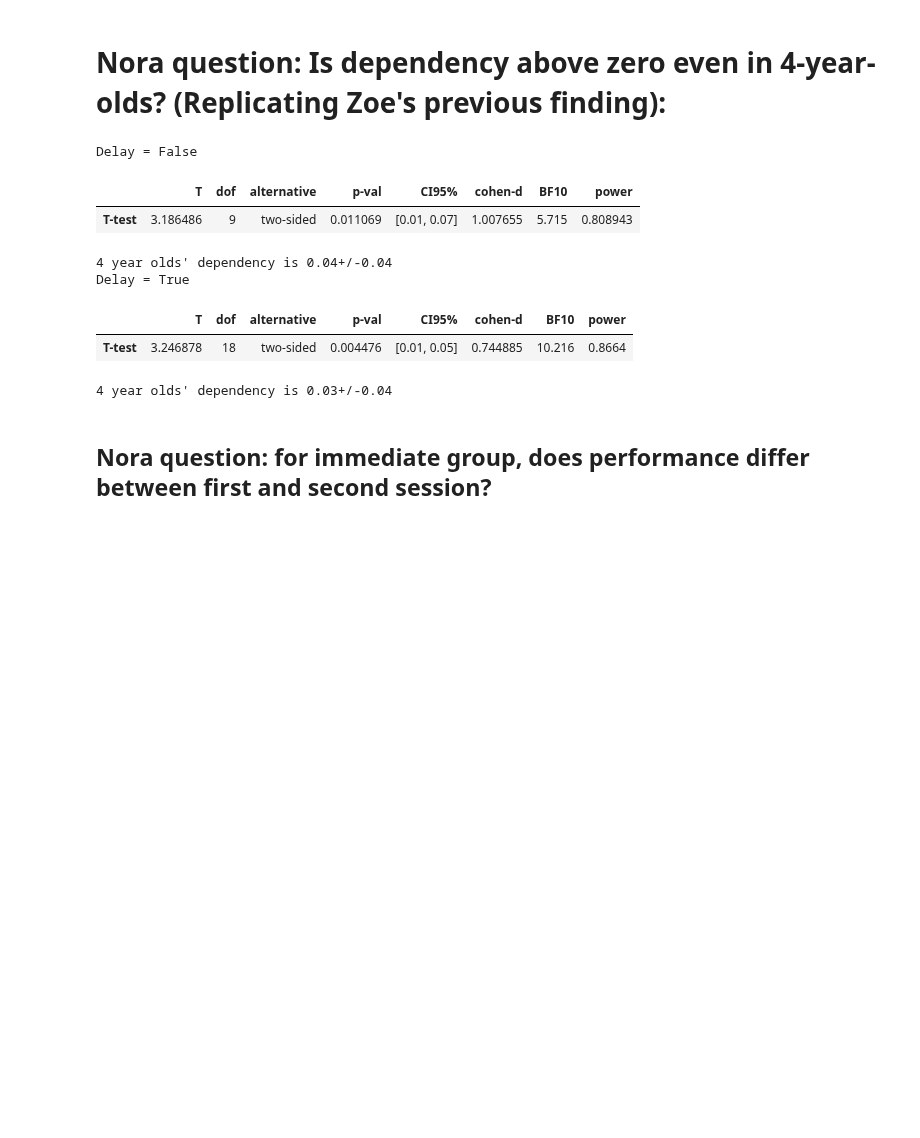
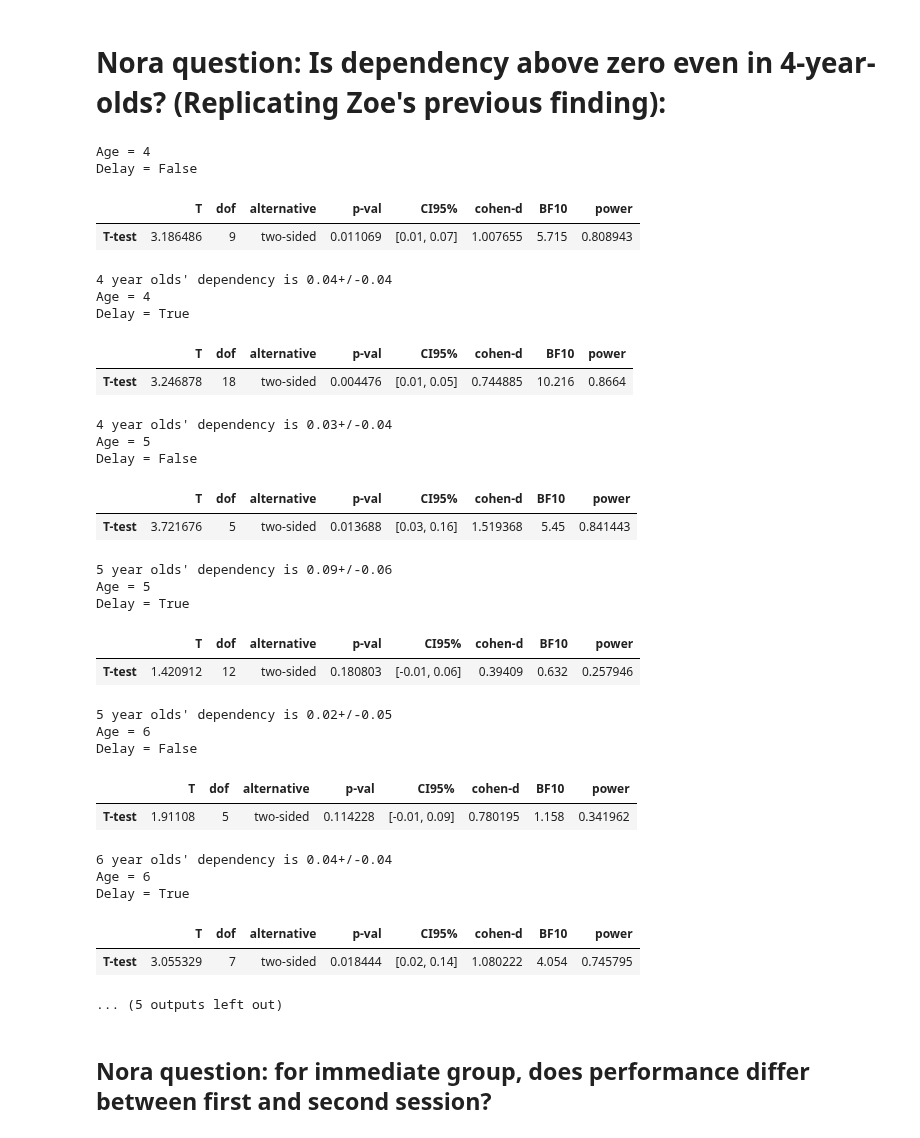
Before and after one commit to samsydco/PSPC, a Jupyter notebook: Results_PC.ipynb, the cells around one changed output. Drawn from its saved outputs; the diff is of its cells as text; code cells hidden in the pictures; blank space fills up the shorter version.

```diff
--- a/Results_PC.ipynb
+++ b/Results_PC.ipynb
@@ -96,24 +96,48 @@ Dependency difference without them:
 # %% [markdown]
 # Nora question: Is dependency above zero even in 4-year-olds? (Replicating Zoe's previous finding):
 # %%
-for delay in [False,True]:
-    print('Delay = '+str(delay))
-    tmp = dependencydf[dependencydf['Delay']==delay]
-    tmp = tmp[tmp['Age'].between(4, 5)]
-    display(ttest(tmp['Dependency'],0.0))
-    print("4 year olds' dependency is "+
-          str(np.round(np.mean(tmp['Dependency']),2))+
-         "+/-"+
-         str(np.round(np.std(tmp['Dependency']),2)))
+for age in [4,5,6,7]:
+    for delay in [False,True]:
+        print('Age = '+str(age))
+        print('Delay = '+str(delay))
+        tmp = dependencydf[dependencydf['Delay']==delay]
+        tmp = tmp[tmp['Age'].between(age, age+1)]
+        display(ttest(tmp['Dependency'],0.0))
+        print(str(age)+" year olds' dependency is "+
+              str(np.round(np.mean(tmp['Dependency']),2))+
+             "+/-"+
+             str(np.round(np.std(tmp['Dependency']),2)))
 # %% [output]
+Age = 4
 Delay = False
 |  | T | dof | alternative | p-val | CI95% | cohen-d | BF10 | power |
 | T-test | 3.186486 | 9 | two-sided | 0.011069 | [0.01, 0.07] | 1.007655 | 5.715 | 0.808943 |
 4 year olds' dependency is 0.04+/-0.04
+Age = 4
 Delay = True
 |  | T | dof | alternative | p-val | CI95% | cohen-d | BF10 | power |
 | T-test | 3.246878 | 18 | two-sided | 0.004476 | [0.01, 0.05] | 0.744885 | 10.216 | 0.8664 |
 4 year olds' dependency is 0.03+/-0.04
+Age = 5
+Delay = False
+|  | T | dof | alternative | p-val | CI95% | cohen-d | BF10 | power |
+| T-test | 3.721676 | 5 | two-sided | 0.013688 | [0.03, 0.16] | 1.519368 | 5.45 | 0.841443 |
+5 year olds' dependency is 0.09+/-0.06
+Age = 5
+Delay = True
+|  | T | dof | alternative | p-val | CI95% | cohen-d | BF10 | power |
+| T-test | 1.420912 | 12 | two-sided | 0.180803 | [-0.01, 0.06] | 0.39409 | 0.632 | 0.257946 |
+5 year olds' dependency is 0.02+/-0.05
+Age = 6
+Delay = False
+|  | T | dof | alternative | p-val | CI95% | cohen-d | BF10 | power |
+| T-test | 1.91108 | 5 | two-sided | 0.114228 | [-0.01, 0.09] | 0.780195 | 1.158 | 0.341962 |
+6 year olds' dependency is 0.04+/-0.04
+Age = 6
+Delay = True
+|  | T | dof | alternative | p-val | CI95% | cohen-d | BF10 | power |
+| T-test | 3.055329 | 7 | two-sided | 0.018444 | [0.02, 0.14] | 1.080222 | 4.054 | 0.745795 |
+... (5 outputs left out)
 # %% [markdown]
 ## Nora question: for immediate group, does performance differ between first and second session?
 # %%
```
